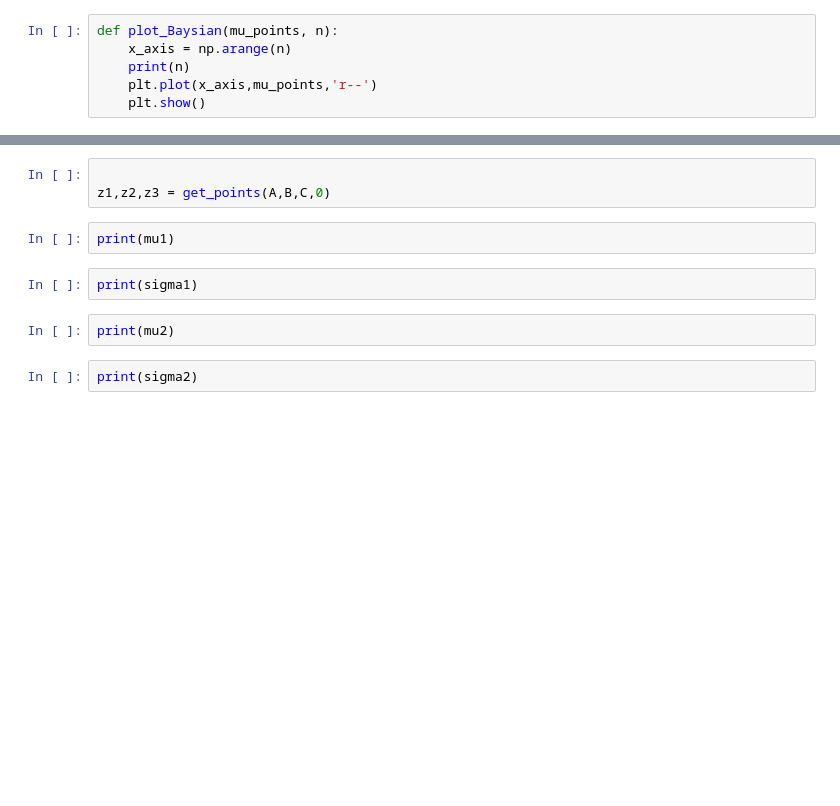
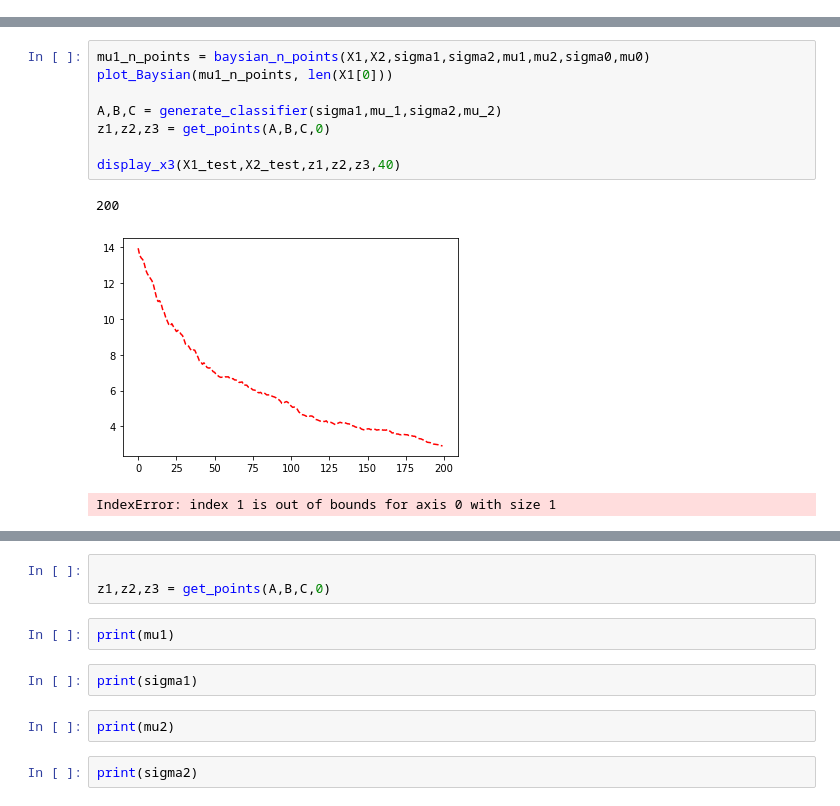
Before and after one commit to pvafaie/Pattern-recogntion, a Jupyter notebook: Pattern.ipynb, the cells around one changed output, grey strips where cells are left out. Saved outputs shown, nothing was run; the diff lists cells and outputs as text; blank space fills up the shorter version.

```diff
--- a/Pattern.ipynb
+++ b/Pattern.ipynb
@@ -437,6 +0,0 @@ def K_cross_validation(k,clf ,x1,x2,sigma_1,sigma_2,sigma0,mu0):
-# %%
-def plot_Baysian(mu_points, n):
-    x_axis = np.arange(n)
-    print(n)
-    plt.plot(x_axis,mu_points,'r--')
-    plt.show()
@@ -538,0 +166,12 @@ the mean for first dimentions is 2.0
+# %%
+mu1_n_points = baysian_n_points(X1,X2,sigma1,sigma2,mu1,mu2,sigma0,mu0)
+plot_Baysian(mu1_n_points, len(X1[0]))
+
+A,B,C = generate_classifier(sigma1,mu_1,sigma2,mu_2)
+z1,z2,z3 = get_points(A,B,C,0)
+
+display_x3(X1_test,X2_test,z1,z2,z3,40)
+# %% [output]
+200
+[figure, added]
+IndexError: index 1 is out of bounds for axis 0 with size 1
```
Also changed, not shown: parts of 26 cells of this notebook.
